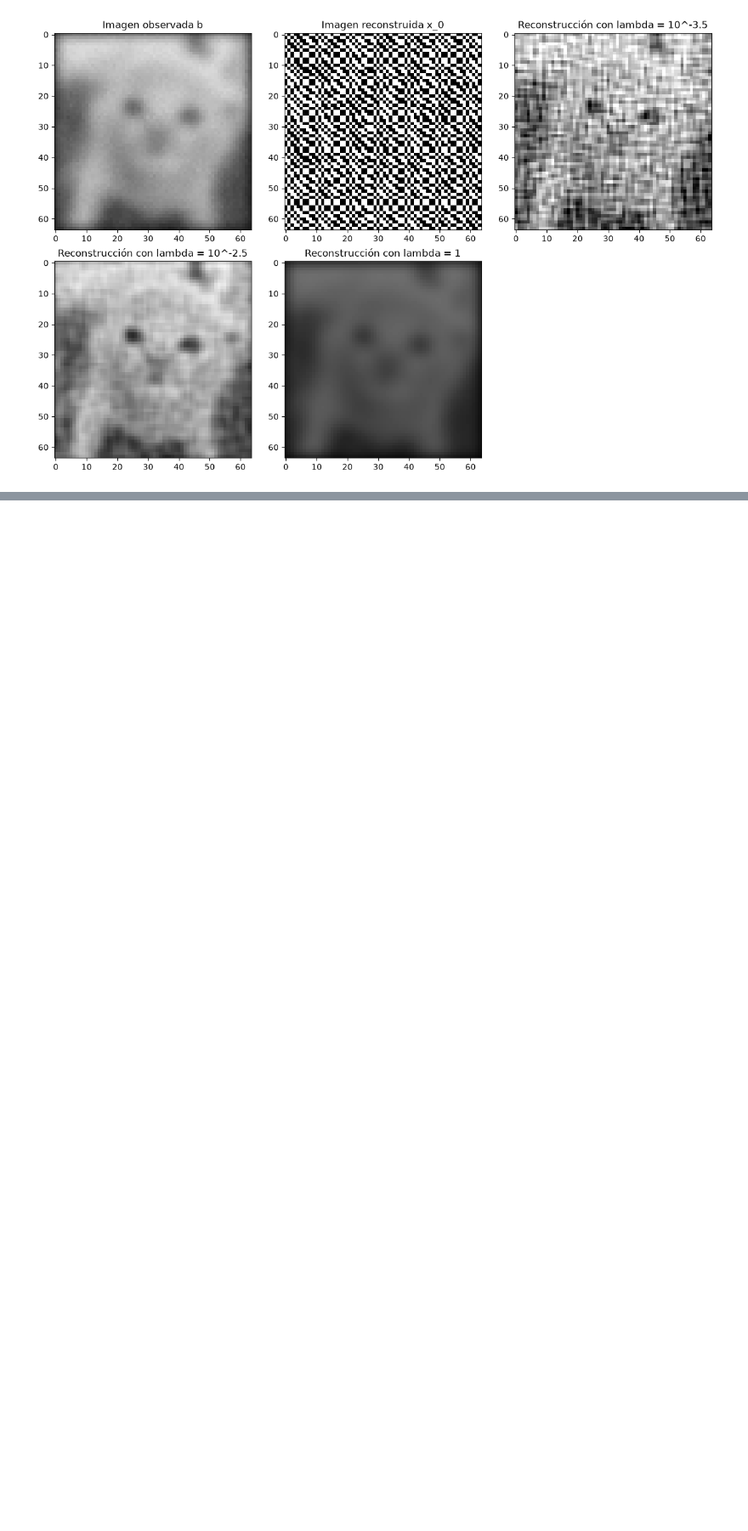
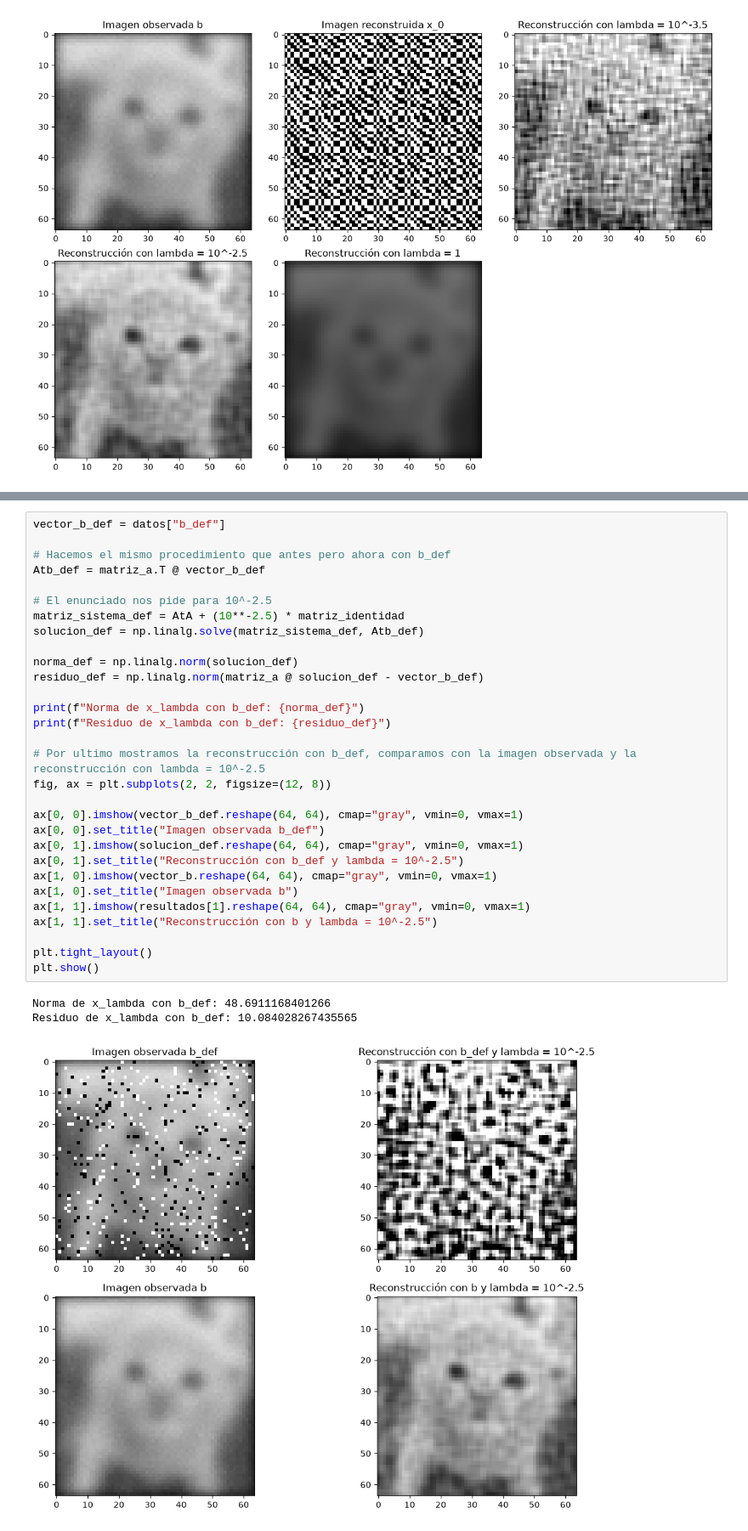
Before and after one commit to Sofiiahh/tarea-calculo-ds, a Jupyter notebook: Pregunta-1/P1-desarrollo.ipynb, the cells around one changed output, grey strips where cells are left out. Shown at 85% size. Cells and saved outputs as stored; diff of their text form; blank space fills up the shorter version.

```diff
--- a/Pregunta-1/P1-desarrollo.ipynb
+++ b/Pregunta-1/P1-desarrollo.ipynb
@@ -140,0 +144,34 @@ plt.show()
+# %%
+vector_b_def = datos["b_def"]
+
+# Hacemos el mismo procedimiento que antes pero ahora con b_def
+Atb_def = matriz_a.T @ vector_b_def
+
+# El enunciado nos pide para 10^-2.5
+matriz_sistema_def = AtA + (10**-2.5) * matriz_identidad
+solucion_def = np.linalg.solve(matriz_sistema_def, Atb_def)
+
+norma_def = np.linalg.norm(solucion_def)
+residuo_def = np.linalg.norm(matriz_a @ solucion_def - vector_b_def)
+
+print(f"Norma de x_lambda con b_def: {norma_def}")
+print(f"Residuo de x_lambda con b_def: {residuo_def}")
+
+# Por ultimo mostramos la reconstrucción con b_def, comparamos con la imagen observada y la reconstrucción con lambda = 10^-2.5
+fig, ax = plt.subplots(2, 2, figsize=(12, 8))
+
+ax[0, 0].imshow(vector_b_def.reshape(64, 64), cmap="gray", vmin=0, vmax=1)
+ax[0, 0].set_title("Imagen observada b_def")
+ax[0, 1].imshow(solucion_def.reshape(64, 64), cmap="gray", vmin=0, vmax=1)
+ax[0, 1].set_title("Reconstrucción con b_def y lambda = 10^-2.5")
+ax[1, 0].imshow(vector_b.reshape(64, 64), cmap="gray", vmin=0, vmax=1)
+ax[1, 0].set_title("Imagen observada b")
+ax[1, 1].imshow(resultados[1].reshape(64, 64), cmap="gray", vmin=0, vmax=1)
+ax[1, 1].set_title("Reconstrucción con b y lambda = 10^-2.5")
+
+plt.tight_layout()
+plt.show()
+# %% [output]
+Norma de x_lambda con b_def: 48.6911168401266
+Residuo de x_lambda con b_def: 10.084028267435565
+[figure, added]
```
Also changed, not shown: parts of 6 cells of this notebook.
